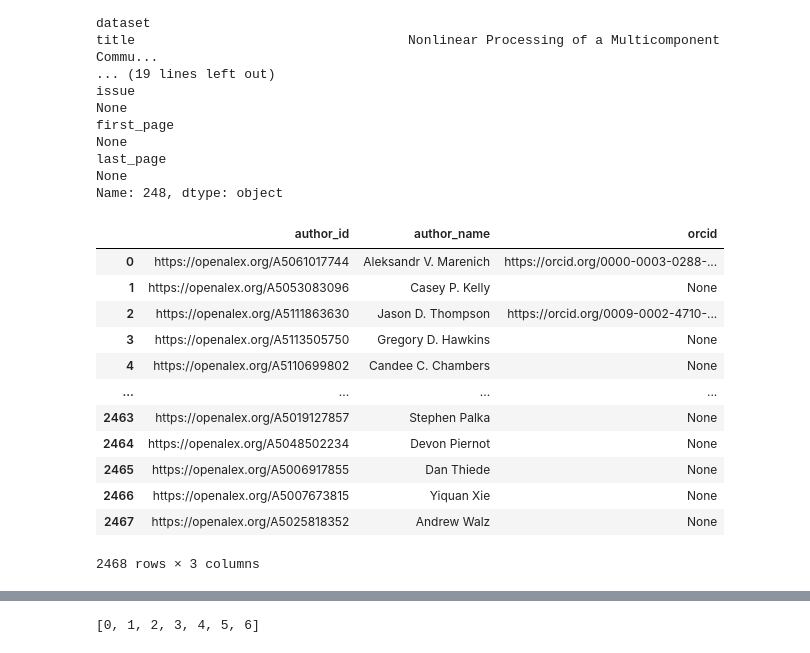
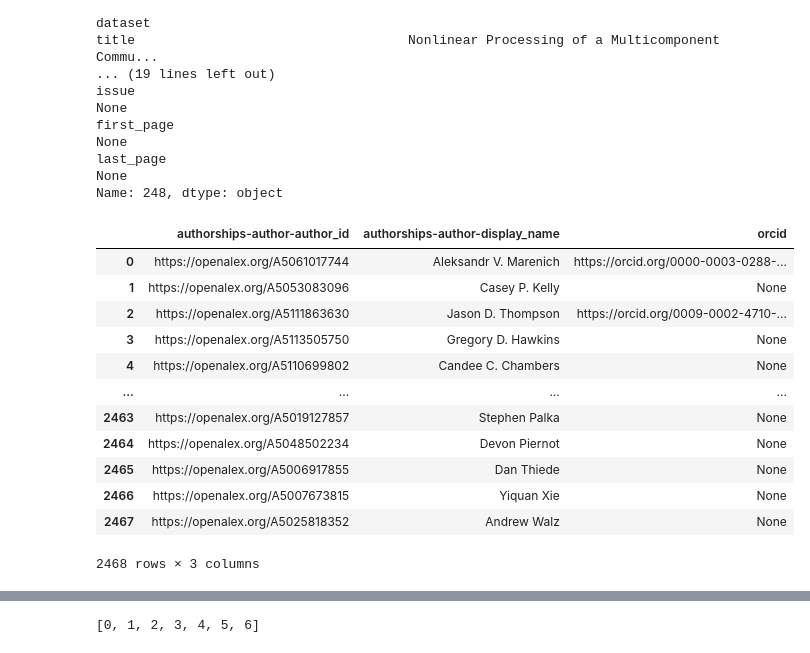
Before and after one commit to senderrr/OpenAlex, a Jupyter notebook: OpenAlexSource.ipynb, the cells around one changed output, grey strips where cells are left out. Saved outputs shown, nothing was run; the diff lists cells and outputs as text; code cells hidden in the pictures.

Commit message:
refractored authorships-author-display_name

```diff
--- a/OpenAlexSource.ipynb
+++ b/OpenAlexSource.ipynb
@@ -166,7 +166,7 @@ primary_location_df = pd.json_normalize(df['primary_location'])
 primary_location_df = primary_location_df[['display_name']]
 
 #rename display name column
-primary_location_df = primary_location_df.rename(columns={'display_name': 'Repository'})
+primary_location_df = primary_location_df.rename(columns={'display_name': 'primary_location-source-display_name'})
 
 #primary_location_df = primary_location_df.reindex(range(primary_location_df.index.min(), primary_location_df .index.max()+1))
 
@@ -174,7 +174,7 @@ primary_location_df = primary_location_df.rename(columns={'display_name': 'Repos
 df = pd.concat([df, primary_location_df], axis=1)
 # %%
 # Use function to normalize Authors nested list
-authors_df = CleanJSON('authors', df)
+authors_df = CleanJSON('authorships', df)
 authors_df['raw_affiliation_strings'] = authors_df['raw_affiliation_strings'].str[0]
 authors_df
 # %% [output]
@@ -250,7 +250,7 @@ df.head()
 # Create new DataFrame to concat original data from
 cleaned_df = df[['id', 'doi', 'type', 'title', 'publication_year', 'publication_date', 'topics',
        'language', 'retracted', 'index location', 'is_oa',
-       'oa_status', 'license', 'Repository',
+       'oa_status', 'license', 'primary_location-source-display_name',
        'apc_list', 'apc_paid', 'fwci', 'has_fulltext','cited_by_count',
        'citation_normalized_percentile-value', 'is_in_top_1_percent',
        'is_in_top_10_percent', 'volume', 'issue', 'first_page',
@@ -311,13 +311,13 @@ Name: 248, dtype: object
 # %%
 # reset index to concat with author information_df
 cleaned_df = cleaned_df.reset_index()
 
 # normalize author column
 author_info_df= pd.json_normalize(cleaned_df['author'])
-author_info_df = author_info_df.rename(columns={'id': 'author_id', 'display_name': 'author_name'})
+author_info_df = author_info_df.rename(columns={'id': 'authorships-author-author_id', 'display_name': 'authorships-author-display_name'})
 author_info_df
 # %% [output]
-|  | author_id | author_name | orcid |
+|  | authorships-author-author_id | authorships-author-display_name | orcid |
 | 0 | https://openalex.org/A5061017744 | Aleksandr V. Marenich | https://orcid.org/0000-0003-0288-... |
 | 1 | https://openalex.org/A5053083096 | Casey P. Kelly | None |
 | 2 | https://openalex.org/A5111863630 | Jason D. Thompson | https://orcid.org/0009-0002-4710-... |
```
Also changed, not shown: parts of 9 cells of this notebook, 2 other files.
